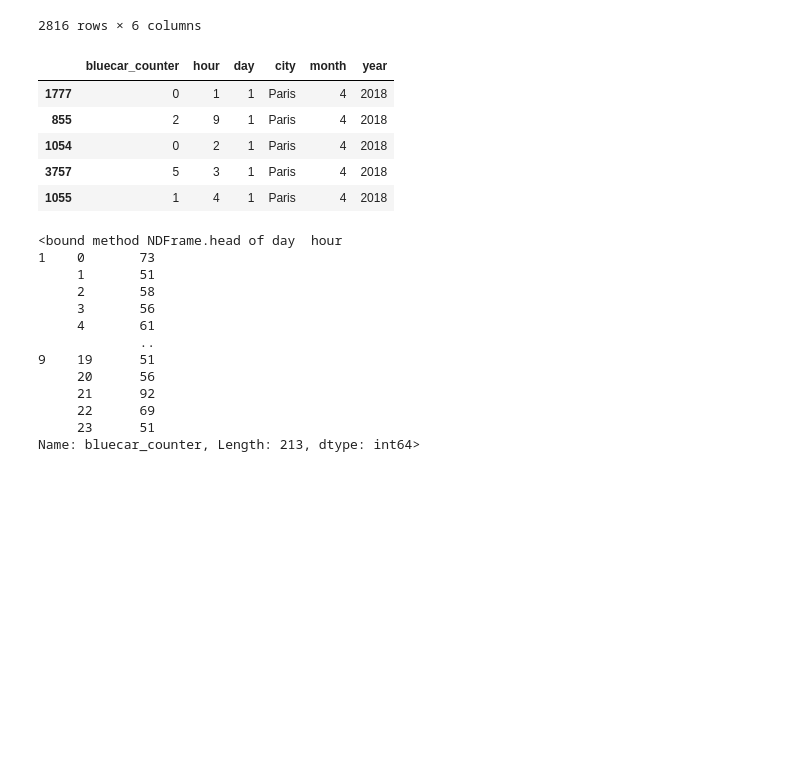
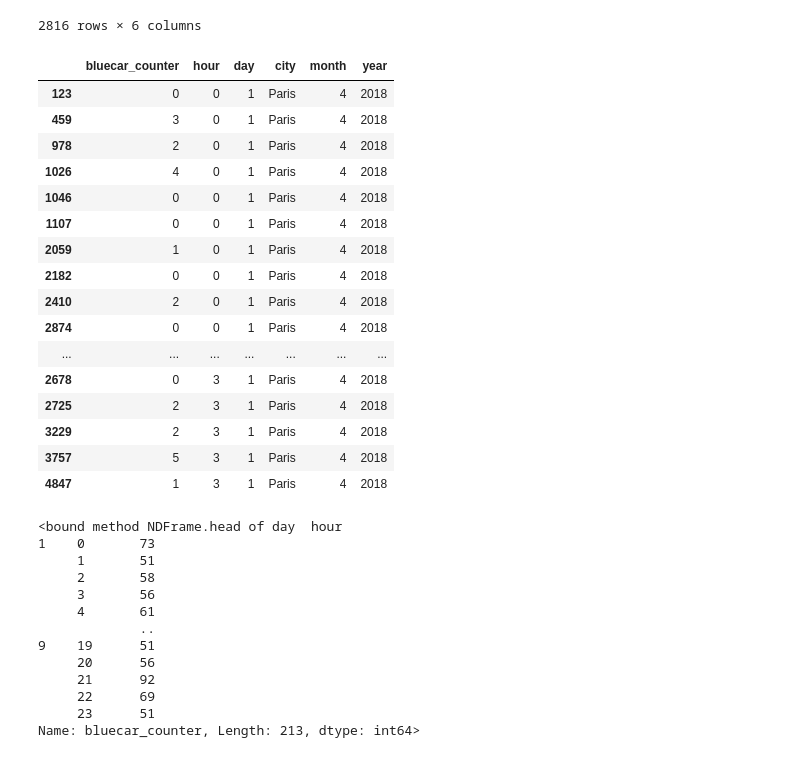
Before and after one commit to 001ckk/Moringa-week-4-IP, a Jupyter notebook: Moringa_Data_Science_Prep_W4_Independent_Project_2022_04_Christopher_Kimani_Python.ipynb, the cells around one changed output. Saved outputs shown, nothing was run; the diff lists cells and outputs as text; code cells hidden in the pictures; blank space fills up the shorter version.

```diff
--- a/Moringa_Data_Science_Prep_W4_Independent_Project_2022_04_Christopher_Kimani_Python.ipynb
+++ b/Moringa_Data_Science_Prep_W4_Independent_Project_2022_04_Christopher_Kimani_Python.ipynb
@@ -92,17 +157,28 @@ df2
 | 4999 | 4 | 10 | 8 | Paris | 4 | 2018 |
 2816 rows × 6 columns
 # %%
-# Arranging the days from the first day to the last day (ascending order)
-# This shows for each day
+# Arranging the days from the first day to the last day (ascending order) and from the first hour to the last hour.
+# This shows for each day and each hour the number of bluecar_counters orderd
 
-df2.sort_values(by = 'day').head(5)
+df2.sort_values(by = ['day','hour']).head(48)
 # %% [output]
 |  | bluecar_counter | hour | day | city | month | year |
-| 1777 | 0 | 1 | 1 | Paris | 4 | 2018 |
-| 855 | 2 | 9 | 1 | Paris | 4 | 2018 |
-| 1054 | 0 | 2 | 1 | Paris | 4 | 2018 |
+| 123 | 0 | 0 | 1 | Paris | 4 | 2018 |
+| 459 | 3 | 0 | 1 | Paris | 4 | 2018 |
+| 978 | 2 | 0 | 1 | Paris | 4 | 2018 |
+| 1026 | 4 | 0 | 1 | Paris | 4 | 2018 |
+| 1046 | 0 | 0 | 1 | Paris | 4 | 2018 |
+| 1107 | 0 | 0 | 1 | Paris | 4 | 2018 |
+| 2059 | 1 | 0 | 1 | Paris | 4 | 2018 |
+| 2182 | 0 | 0 | 1 | Paris | 4 | 2018 |
+| 2410 | 2 | 0 | 1 | Paris | 4 | 2018 |
+| 2874 | 0 | 0 | 1 | Paris | 4 | 2018 |
+| ... | ... | ... | ... | ... | ... | ... |
+| 2678 | 0 | 3 | 1 | Paris | 4 | 2018 |
+| 2725 | 2 | 3 | 1 | Paris | 4 | 2018 |
+| 3229 | 2 | 3 | 1 | Paris | 4 | 2018 |
 | 3757 | 5 | 3 | 1 | Paris | 4 | 2018 |
-| 1055 | 1 | 4 | 1 | Paris | 4 | 2018 |
+| 4847 | 1 | 3 | 1 | Paris | 4 | 2018 |
 # %%
 # The sum of green cars orderd per day
 
```
Also changed, not shown: parts of 7 cells of this notebook.
